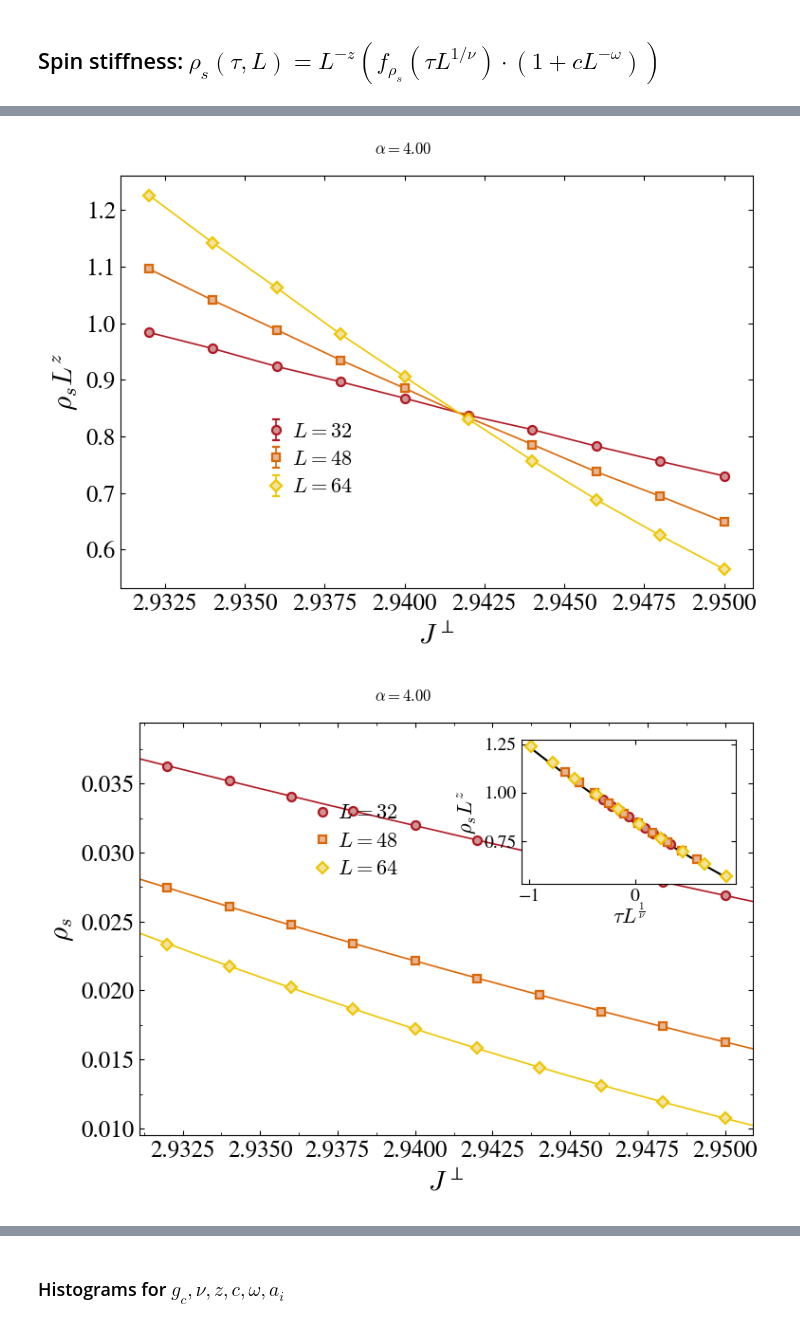
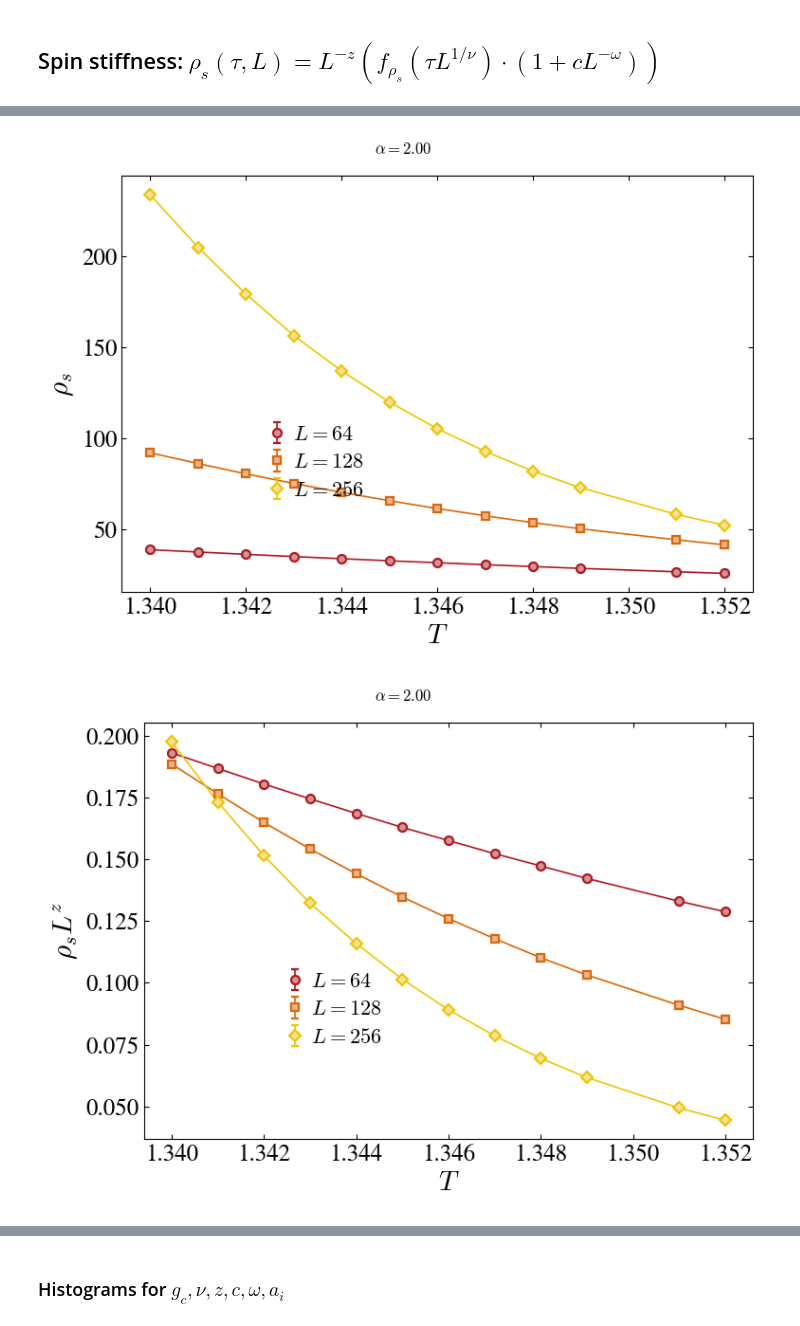
Before and after one commit to DanielReschq/Python_analysis_tools, a Jupyter notebook: analysis.ipynb, the cells around one changed output, grey strips where cells are left out. Saved outputs shown, nothing was run; the diff lists cells and outputs as text; code cells hidden in the pictures.

```diff
--- a/analysis.ipynb
+++ b/analysis.ipynb
@@ -54,7 +55,8 @@ parameter_dictT = {
         np.array([1.339, 1.348]),
         np.array([1.092, 1.104]),
         np.array([0.914, 0.926]),
-        np.array([0.76, 0.785]),
+        np.array([0.774, 0.786]),
+        np.array([0.6, 0.67]),
     ],
     "LRange": np.array(
         [[64, 256], [64, 256], [64, 256], [64, 256], [64, 256], [64, 256]]
@@ -81,14 +83,14 @@ parameter_dictJ = {
         np.array([4.3, 4.345]),
         np.array([3.58, 3.61]),
         np.array([3.178, 3.19]),
-        np.array([2.932, 2.95]),
+        np.array([2.936, 2.946]),
     ],
     "LRange": np.array(
         [[32, 128], [32, 128], [32, 128], [32, 128], [32, 128], [32, 128]]
     ),
     "gc": np.array([9.985, 5.802, 4.33, 3.595, 3.1835, 2.942]),
     "nu": np.array([0.745, 0.736, 0.75, 0.75, 0.723, 0.71]),
-    "z": np.array([0.0, 0.23, 0.6, 1.0, 1.0, 1.0]),
+    "z": np.array([0.2, 0.23, 0.6, 1.0, 1.0, 1.0]),
     "eta": np.array([1.33, 1.30, 1.25, 1.1, 1.0, 1.0]),
     # "chiMax":  np.array([100000.0, 100000.0, 150000.0, 20000, 8000.0]),
     # "nuJ": [1.0,1.0,1.2,1.0,1.0],
@@ -100,32 +114,32 @@ parameter_dictJ = {
 ### Get Data
 # %%
 plt.close("all")
-dic = parameter_dictJ
-alpha = 4.0
+dic = parameter_dictT
+alpha = 2.75
 
 
 index = list(dic["alpha"]).index(alpha)
 path = [dic["path_to_data"]+ "runs" + dic["sigma"][index],
-        #"/home/daniel/Master_thesis/Data/runs_Js000",
+        #"/home/daniel/Master_thesis/Data/runs_Js250",
         ]
-cl_runs = cr.collected_runs(path, True, cutoff=100)
+cl_runs = cr.collected_runs(path, False, cutoff=100)
 
 cl_runs.select(LRange=dic["LRange"][index], gRange=dic["gRange"][index])
 
-# for run in cl_runs.L_dict[256]:
+# for run in cl_runs.L_dict[96]:
 #     print(run.alpha,run.params["Lx"],run.g_param,len(run.data["bins"]))
 
 data, binder_fig, binder_ax = cl_runs.get_x_vs_y_data(
     xname="g_param",
     yname="binder",
-    plot=False,
+    plot=True,
 )
 
 fitFunc = cr.fitfunc(
     fstring="f((x/gc-1)*L**(1/nu))*(1 + c*L**(-omega))",
     #fstring="f((x/gc - 1)*L**(1/nu))",
     vars=["gc", "nu", "c", "omega"],
-    polyOrder=2,
+    polyOrder=3,
 )
 
 fit_res = cr.fit_data(data, fitFunc, start_params=[dic["gc"][index],dic["nu"][index]], fitSummary=True)
@@ -137,7 +151,7 @@ fig = cr.plot_fit(
     data,
     fitFunc,
     fit_res,
-    xlabel=r"$J^{\perp}$",
+    xlabel=cl_runs.obs_labels["g_param"],
     ylabel=r"$U_2$",
     loc_legend=(0.25, 0.6, 0.18),
 )
@@ -329,28 +346,30 @@ plt.show()
 ## Spin stiffness: $\rho_s(\tau,L) = L^{-z}(f_{\rho_s}(\tau L^{1/\nu})\cdot (1 + c L^{-\omega}))$
 # %%
 plt.close("all")
-dic = parameter_dictJ
-alpha = 4.0
+dic = parameter_dictT
+alpha = 2.0
 index = list(dic["alpha"]).index(alpha)
 path = [
     dic["path_to_data"] + "runs" + dic["sigma"][index],
-    # "/home/daniel/Master_thesis/Data/runs_Js000",
+    #"/home/daniel/Master_thesis/Data/runs_Js250",
 ]
-cl_runs = cr.collected_runs(path, True, cutoff=100)
+cl_runs = cr.collected_runs(path, False, cutoff=100)
 
 # for run in cl_runs.runs:
 #     print(run.params["Lx"],run.g_param,len(run.data["bins"]))
 
-cl_runs.select(LRange=dic["LRange"][index], gRange=dic["gRange"][index])
+#cl_runs.select(LRange=dic["LRange"][index], gRange=dic["gRange"][index])
 
 data, _, _ = cl_runs.get_x_vs_y_data(
     xname="g_param",
     yname="spin_stiffness",
+    yfunc="y*L**(1.0)",
+    plot=True,
 )
 
 fitFunc = cr.fitfunc(
-    fstring="f((x/gc - 1)*L**(1/nu))*L**(-z)",
-    #fstring="f((x/gc - 1)*L**(1/nu))*L**(-z)*(1+c*L**(-omega))",
+    #fstring="f((x/gc - 1)*L**(1/nu))*L**(-z)",
+    fstring="f((x/gc - 1)*L**(1/nu))*L**(-z)*(1+c*L**(-omega))",
     vars=["gc", "nu", "z", "c", "omega"],
     polyOrder=2,
 )
@@ -370,7 +389,7 @@ print("omega+z = %.3f" % (var["omega"] + var["z"]))
 dataCollapse, _, _ = cl_runs.get_x_vs_y_data(
     xname="g_param",
     yname="spin_stiffness",
-    yfunc="y*L**z",
+    yfunc="y*L**(z)",
     arg=var,
     plot=True,
     ylabel=r"$L^z$",
@@ -381,7 +400,7 @@ fig = cr.plot_fit(
     data,
     fitFunc,
     fit_res,
-    xlabel=r"$J^{\perp}$",
+    xlabel=cl_runs.obs_labels["g_param"],
     ylabel=r"$\rho_s$",
     loc_legend=(0.25, 0.6, 0.18),
 )
@@ -392,7 +411,7 @@ dataCollapse, _, _ = cl_runs.get_x_vs_y_data(
     yname="spin_stiffness",
     xfunc="(x/gc-1)*L**(1./nu)",
     #yfunc="y*L**z",
-    yfunc="y*L**z/(1+c*L**(-omega))",
+    yfunc="y*L**(z)/(1+c*L**(-omega))",
     arg=var,
 )
 
@@ -420,2 +439,2 @@ omega+z = 0.954
-[figure, old version]
+[figure, new version]
-[figure, old version]
+[figure, new version]
```
Also changed, not shown: parts of 25 cells of this notebook, 6 other files.
